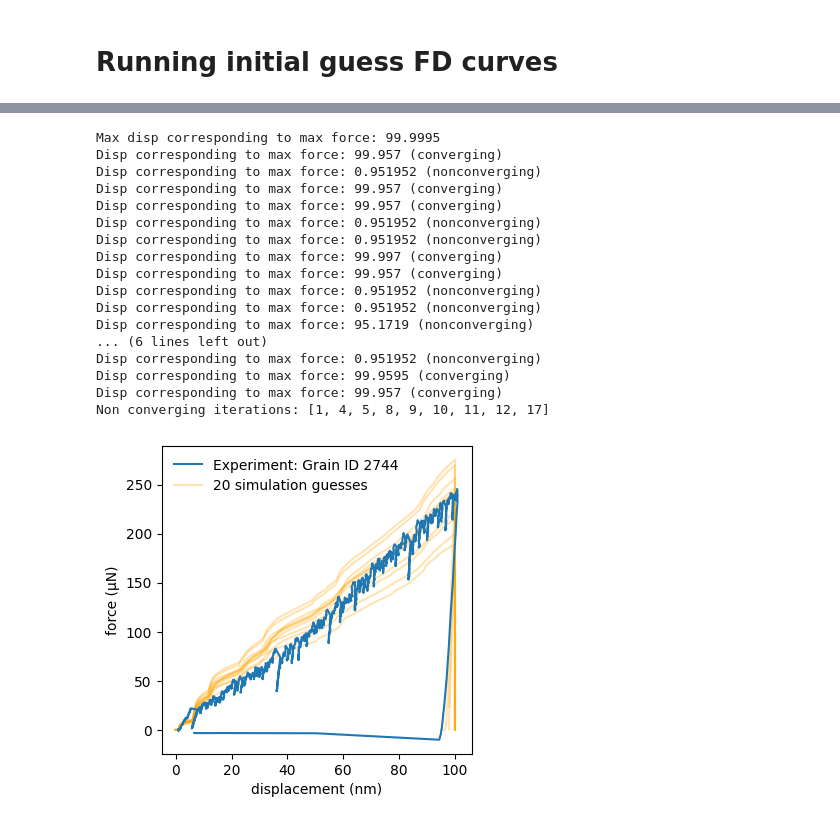
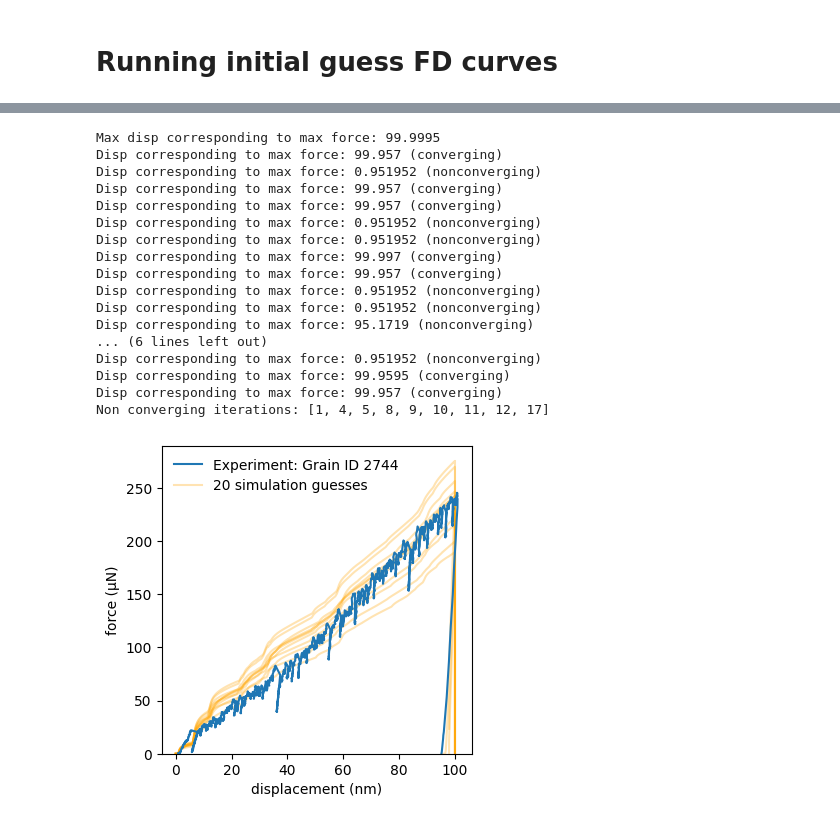
Before and after one commit to LianjGroup/Abaqus-Nanoindentation-Project, a Jupyter notebook: notebooks/plot_FD_Curves.ipynb, the cells around one changed output, grey strips where cells are left out. Saved outputs shown, nothing was run; the diff lists cells and outputs as text; code cells hidden in the pictures.

```diff
--- a/notebooks/plot_FD_Curves.ipynb
+++ b/notebooks/plot_FD_Curves.ipynb
@@ -157,35 +157,35 @@ data = pd.read_excel(f"{targetPath}/grain_2744_sr_0p1/FD_Curve.xlsx", engine='op
 
 expForce = data["force/microN"]
 expDisplacement = data["displacement/nm"]
 
 plt.plot(expDisplacement, expForce, label=f"Experiment: Grain ID 2744")
 plt.plot([], [], label=f"{len(FD_Curves)} simulation guesses", color="orange", alpha=0.3)
 plt.xlabel("displacement (nm)")
 plt.ylabel("force (µN)")
 plt.legend(frameon=False)
-
+plt.ylim(bottom=0)
 #plt.title(r"Initial guess - grain 2744 | strain rate 0.1 $s^{-1}$ | n = 20")
 
 print(f"Non converging iterations: {nonconverging_iters}")
 # %% [output]
 Max disp corresponding to max force: 99.9995
 Disp corresponding to max force: 99.957 (converging)
 Disp corresponding to max force: 0.951952 (nonconverging)
 Disp corresponding to max force: 99.957 (converging)
 Disp corresponding to max force: 99.957 (converging)
 Disp corresponding to max force: 0.951952 (nonconverging)
 Disp corresponding to max force: 0.951952 (nonconverging)
 Disp corresponding to max force: 99.997 (converging)
 Disp corresponding to max force: 99.957 (converging)
 Disp corresponding to max force: 0.951952 (nonconverging)
 Disp corresponding to max force: 0.951952 (nonconverging)
 Disp corresponding to max force: 95.1719 (nonconverging)
 ... (6 lines left out)
 Disp corresponding to max force: 0.951952 (nonconverging)
 Disp corresponding to max force: 99.9595 (converging)
 Disp corresponding to max force: 99.957 (converging)
 Non converging iterations: [1, 4, 5, 8, 9, 10, 11, 12, 17]
-[figure, old version]
+[figure, new version]
 # %%
 FD_Curves = np.load(f"{resultPath}/grain_3198_sr_0p1/initial/common/FD_Curves.npy", allow_pickle=True).tolist()
 
```
Also changed, not shown: parts of 5 cells of this notebook.
